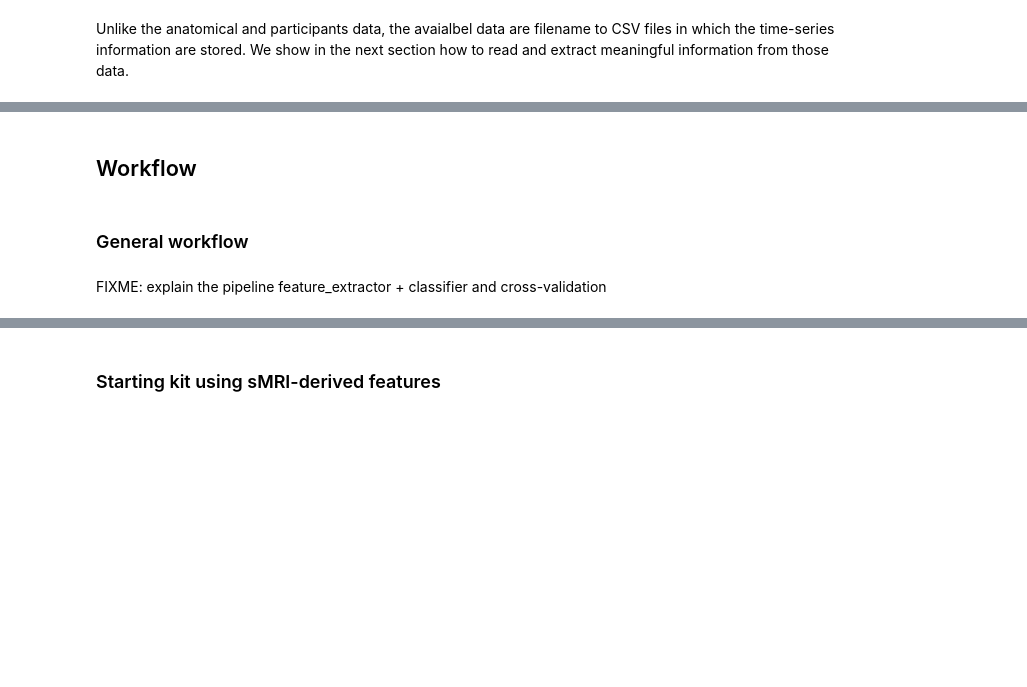
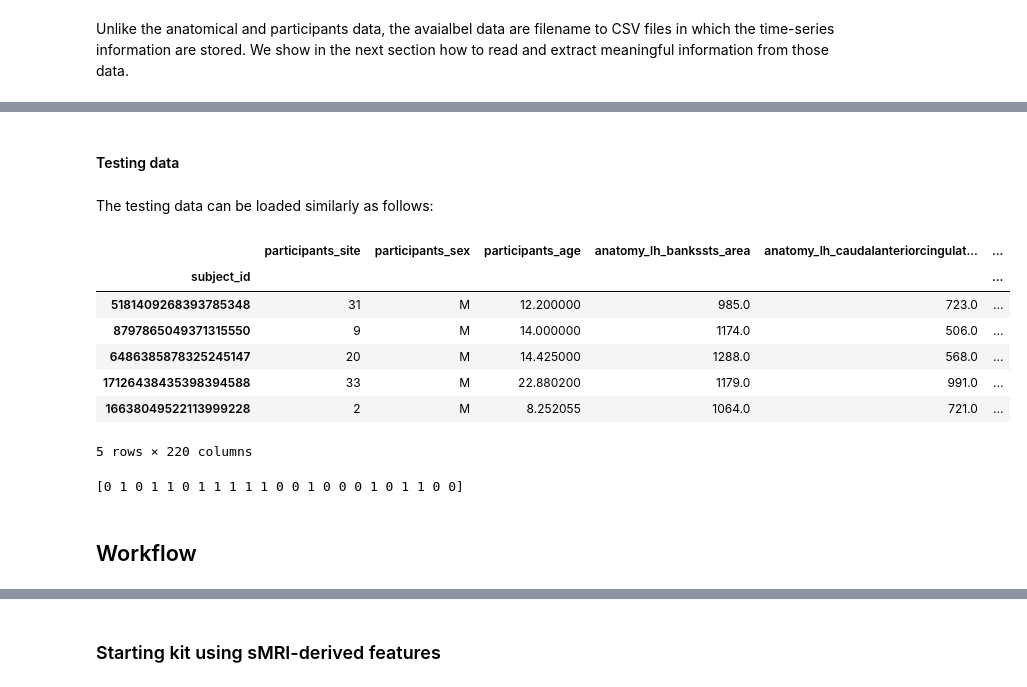
Before and after one commit to ramp-kits/autism, a Jupyter notebook: autism_starting_kit.ipynb, the cells around one changed output, grey strips where cells are left out. Saved outputs shown, nothing was run; the diff lists cells and outputs as text; code cells hidden in the pictures; blank space fills up the shorter version.

```diff
--- a/autism_starting_kit.ipynb
+++ b/autism_starting_kit.ipynb
@@ -220,6 +192,25 @@ Unlike the anatomical and participants data, the avaialbel data are filename to
+# %% [markdown]
+#### Testing data
+# %% [markdown]
+The testing data can be loaded similarly as follows:
+# %%
+from problem import get_test_data
+
+data_test, labels_test = get_test_data()
+# %%
+data_test.head()
+# %% [output]
+|  | participants_site | participants_sex | participants_age | anatomy_lh_bankssts_area | anatomy_lh_caudalanteriorcingulat... | ... |
+| subject_id |  |  |  |  |  | ... |
+| 5181409268393785348 | 31 | M | 12.200000 | 985.0 | 723.0 | ... |
+| 8797865049371315550 | 9 | M | 14.000000 | 1174.0 | 506.0 | ... |
+| 6486385878325245147 | 20 | M | 14.425000 | 1288.0 | 568.0 | ... |
+| 17126438435398394588 | 33 | M | 22.880200 | 1179.0 | 991.0 | ... |
+| 16638049522113999228 | 2 | M | 8.252055 | 1064.0 | 721.0 | ... |
+5 rows × 220 columns
+# %%
+print(labels_test)
+# %% [output]
+[0 1 0 1 1 0 1 1 1 1 1 0 0 1 0 0 0 1 0 1 1 0 0]
 # %% [markdown]
 ## Workflow
-# %% [markdown]
-### General workflow
-# %% [markdown]
-FIXME: explain the pipeline feature_extractor + classifier and cross-validation
```
Also changed, not shown: parts of 32 cells of this notebook, 1 other file.
